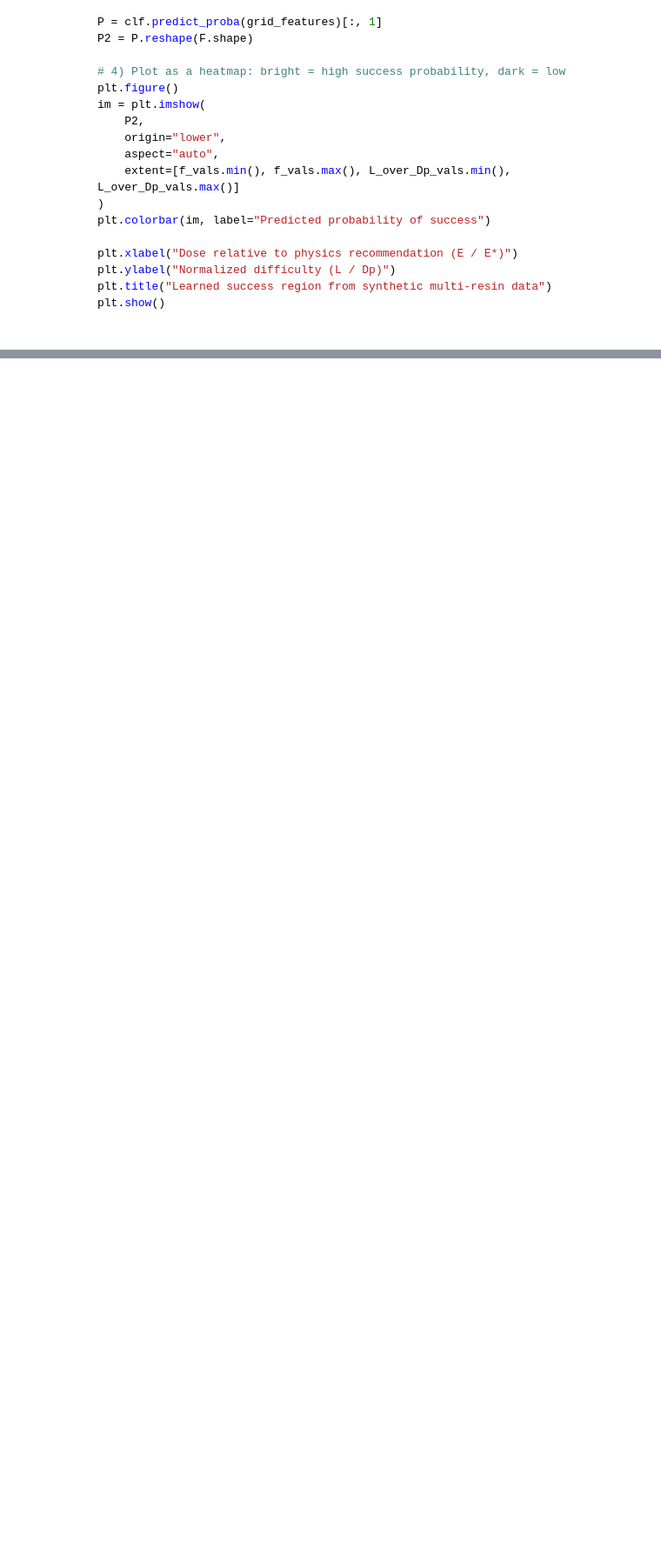
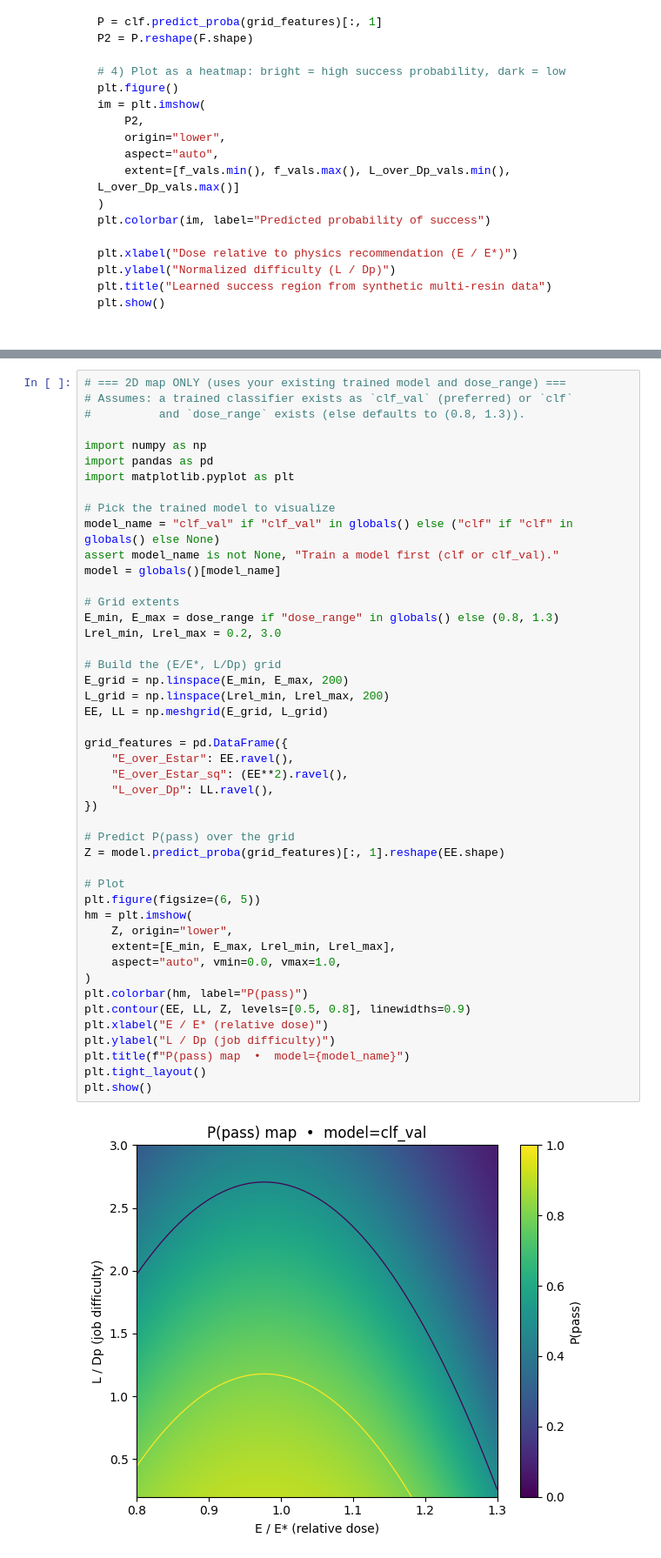
Before and after one commit to nyee88/tvam_resin_mini, a Jupyter notebook: notebooks/01_working_curve.ipynb, the cells around one changed output, grey strips where cells are left out. Shown: that part at 87% size. Cells and saved outputs as stored; diff of their text form; blank space fills up the shorter version.

```diff
--- a/notebooks/01_working_curve.ipynb
+++ b/notebooks/01_working_curve.ipynb
@@ -811,0 +546,48 @@ by_cond.sort_values("pred_mean", ascending=False).head(12)
+# %%
+# === 2D map ONLY (uses your existing trained model and dose_range) ===
+# Assumes: a trained classifier exists as `clf_val` (preferred) or `clf`
+#          and `dose_range` exists (else defaults to (0.8, 1.3)).
+
+import numpy as np
+import pandas as pd
+import matplotlib.pyplot as plt
+
+# Pick the trained model to visualize
+model_name = "clf_val" if "clf_val" in globals() else ("clf" if "clf" in globals() else None)
+assert model_name is not None, "Train a model first (clf or clf_val)."
+model = globals()[model_name]
+
+# Grid extents
+E_min, E_max = dose_range if "dose_range" in globals() else (0.8, 1.3)
+Lrel_min, Lrel_max = 0.2, 3.0
+
+# Build the (E/E*, L/Dp) grid
+E_grid = np.linspace(E_min, E_max, 200)
+L_grid = np.linspace(Lrel_min, Lrel_max, 200)
+EE, LL = np.meshgrid(E_grid, L_grid)
+
+grid_features = pd.DataFrame({
+    "E_over_Estar": EE.ravel(),
+    "E_over_Estar_sq": (EE**2).ravel(),
+    "L_over_Dp": LL.ravel(),
+})
+
+# Predict P(pass) over the grid
+Z = model.predict_proba(grid_features)[:, 1].reshape(EE.shape)
+
+# Plot
+plt.figure(figsize=(6, 5))
+hm = plt.imshow(
+    Z, origin="lower",
+    extent=[E_min, E_max, Lrel_min, Lrel_max],
+    aspect="auto", vmin=0.0, vmax=1.0,
+)
+plt.colorbar(hm, label="P(pass)")
+plt.contour(EE, LL, Z, levels=[0.5, 0.8], linewidths=0.9)
+plt.xlabel("E / E* (relative dose)")
+plt.ylabel("L / Dp (job difficulty)")
+plt.title(f"P(pass) map  •  model={model_name}")
+plt.tight_layout()
+plt.show()
+# %% [output]
+[figure, added]
```
Also changed, not shown: parts of 6 cells of this notebook.
